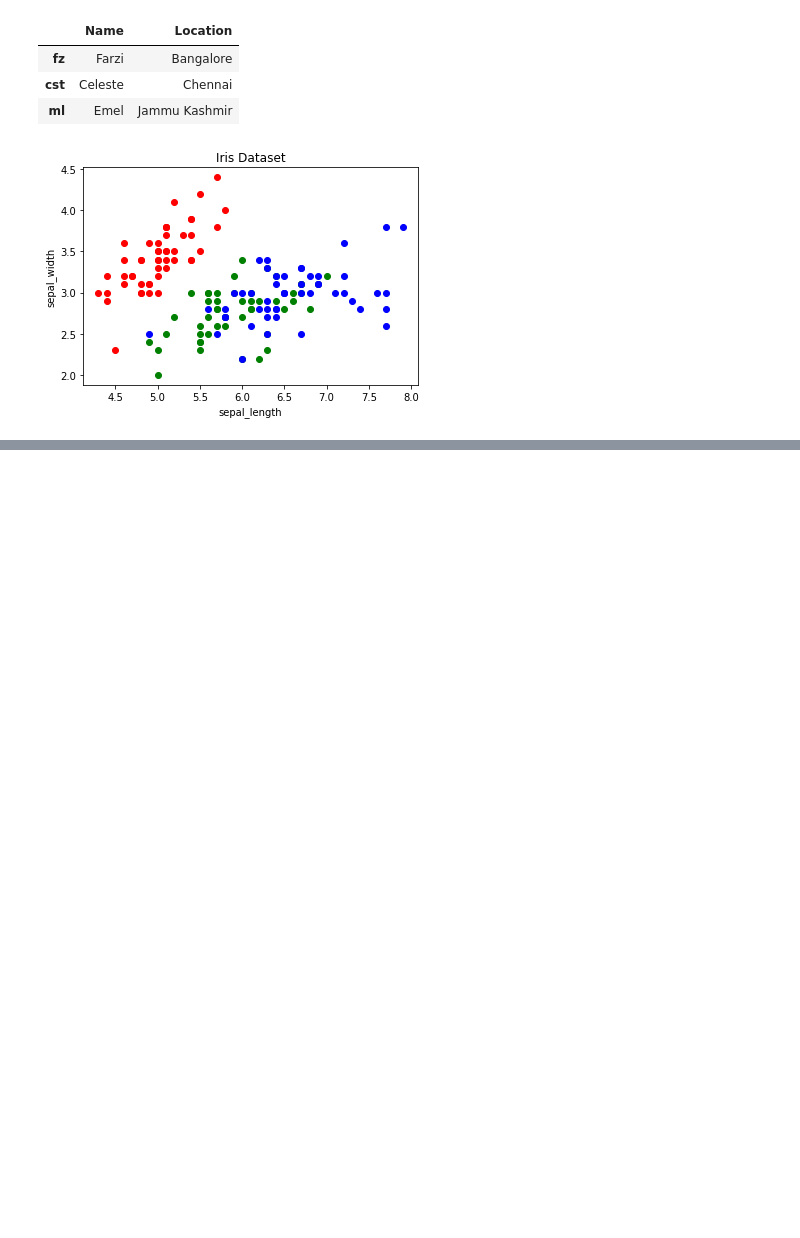
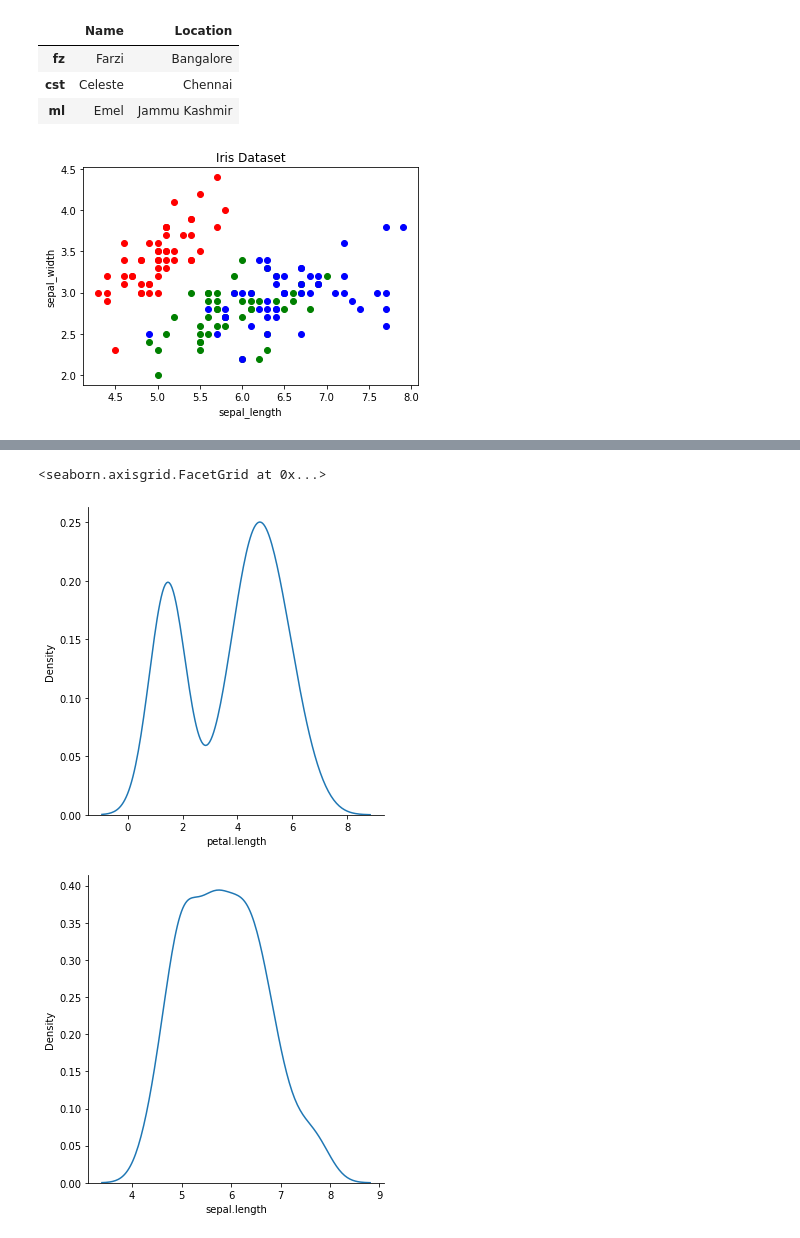
Before and after one commit to Farzinaayub/sem2nbeyond, a Jupyter notebook: pandasbasics.ipynb, the cells around one changed output, grey strips where cells are left out. Saved outputs shown, nothing was run; the diff lists cells and outputs as text; code cells hidden in the pictures; blank space fills up the shorter version.

```diff
--- a/pandasbasics.ipynb
+++ b/pandasbasics.ipynb
@@ -219,0 +268,7 @@ for i in range(len(iris["sepal.length"])):
+# %%
+sns.displot(iris,x='petal.length',kind='kde')
+sns.displot(iris,x='sepal.length',kind='kde')
+# %% [output]
+<seaborn.axisgrid.FacetGrid at 0x...>
+[figure, added]
+[figure, added]
```
Also changed, not shown: parts of 7 cells of this notebook.
